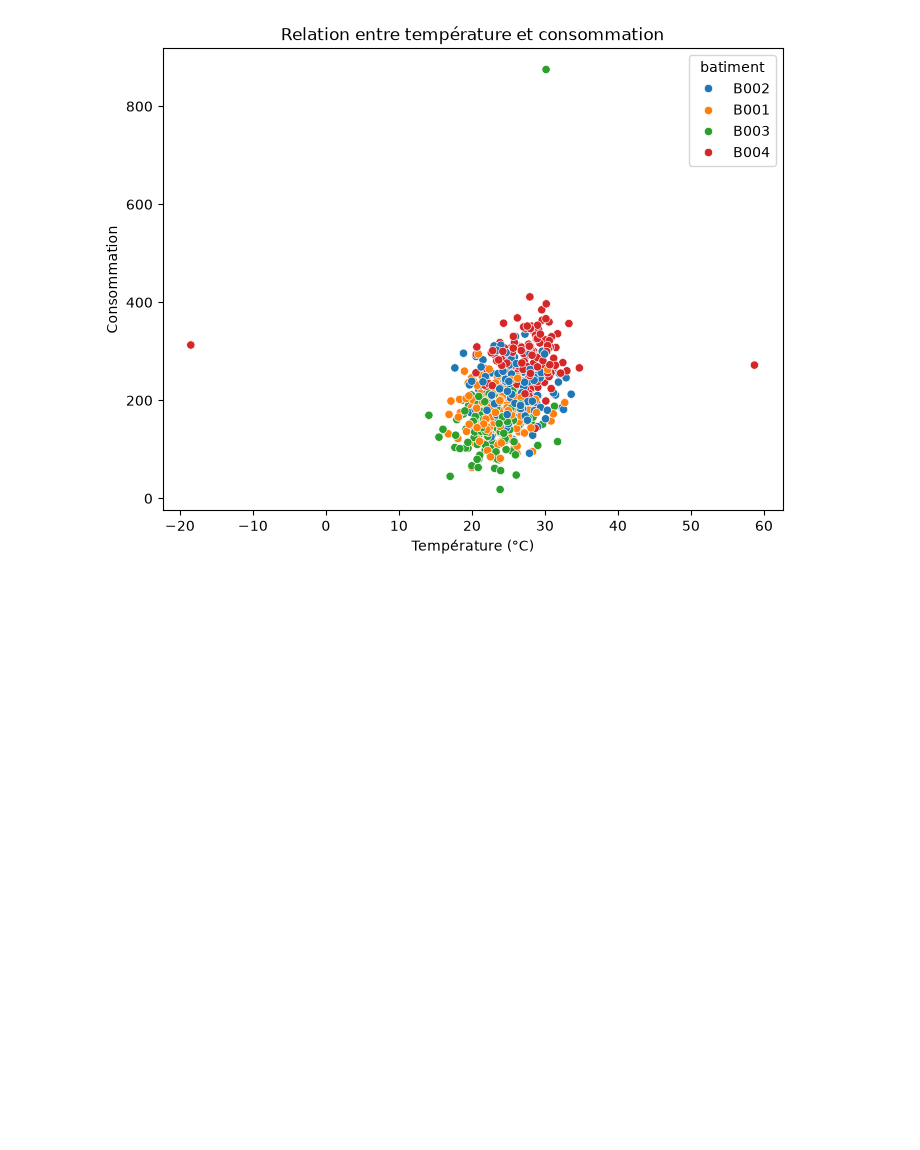
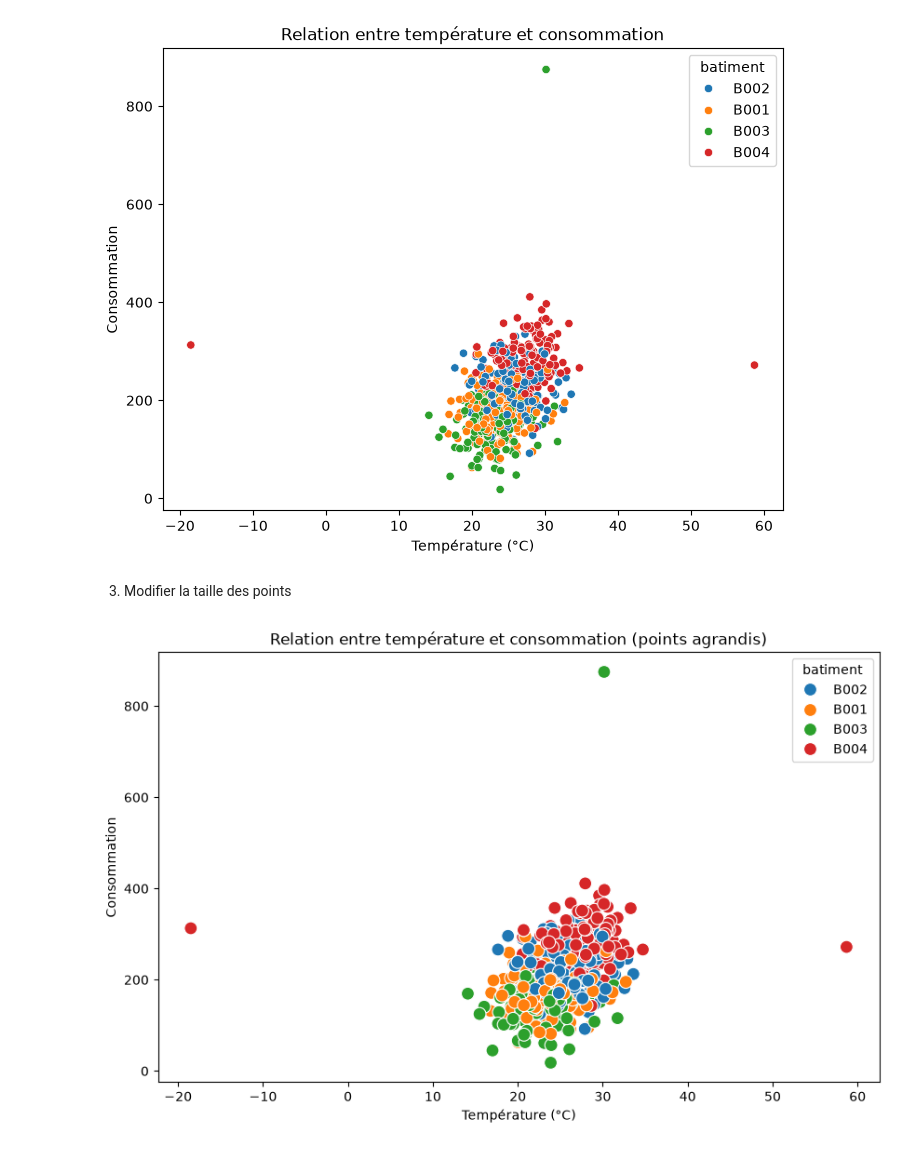
Before and after one commit to Atou-D10/atelier_seaborn_iot, a Jupyter notebook: notebooks/atelier_seaborn_iot.ipynb, the cells around one changed output. Saved outputs shown, nothing was run; the diff lists cells and outputs as text; code cells hidden in the pictures; blank space fills up the shorter version.

Commit message:
Partie 6 (3): Modification de la taille des points

```diff
--- a/notebooks/atelier_seaborn_iot.ipynb
+++ b/notebooks/atelier_seaborn_iot.ipynb
@@ -350,3 +350,15 @@ plt.ylabel("Consommation")
 plt.show()
 # %% [output]
 [figure]
+# %% [markdown]
+3) Modifier la taille des points
+# %%
+# s (ou sizes) permet d'ajuster l'echelle.On peut fixer une taille fixe avec s=.
+plt.figure(figsize=(10, 6))
+sns.scatterplot(data=df, x="temperature", y="consommation", hue="batiment", s=100)
+plt.title("Relation entre température et consommation (points agrandis)")
+plt.xlabel("Température (°C)")
+plt.ylabel("Consommation")
+plt.show()
+# %% [output]
+[figure, added]
```
